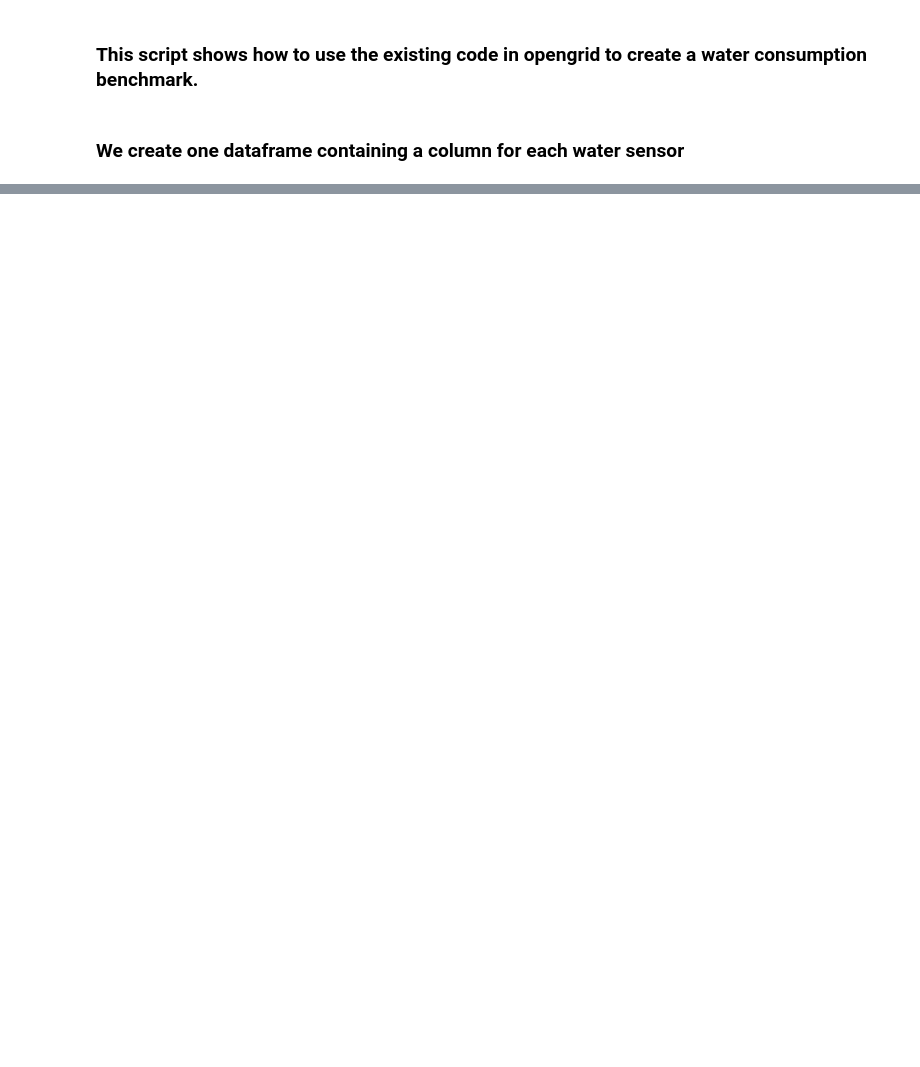
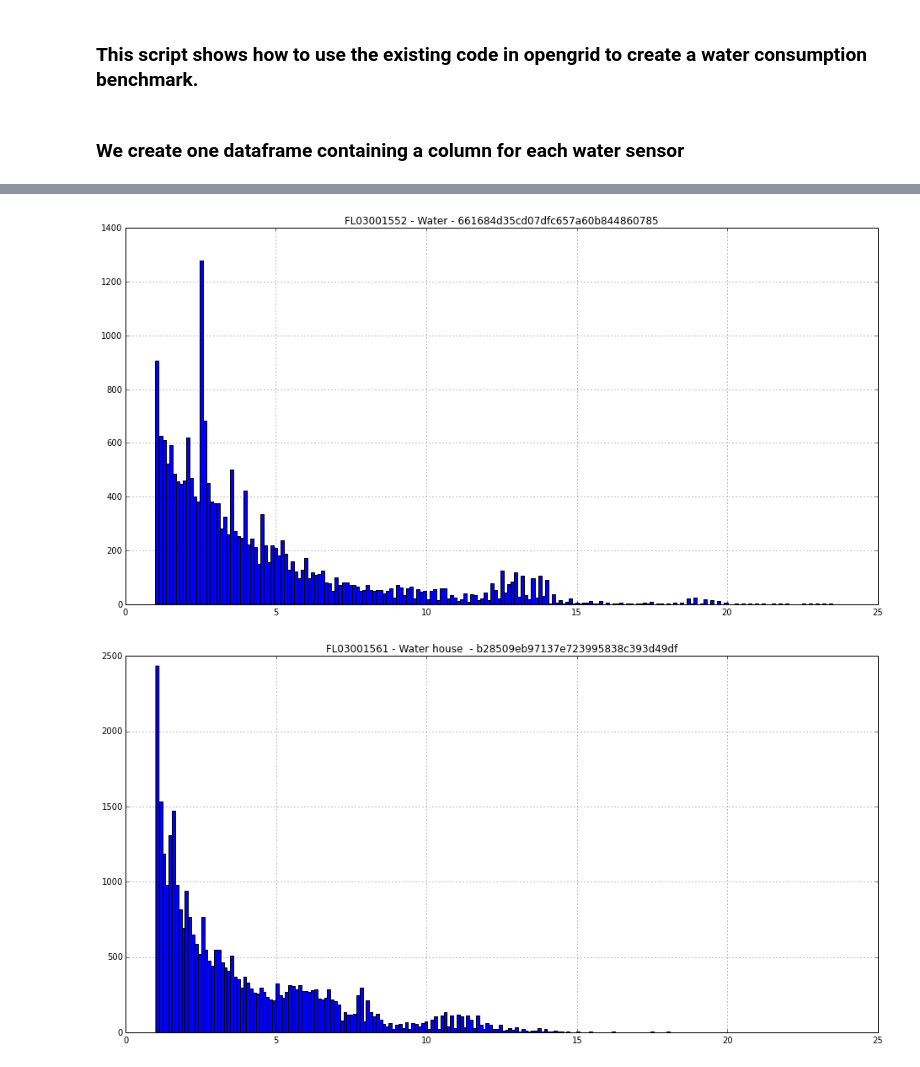
Before and after one commit to opengridcc/opengrid-dev, a Jupyter notebook: notebooks/Benchmark_daily_water_consumption.ipynb, the cells around one changed output, grey strips where cells are left out. Saved outputs shown, nothing was run; the diff lists cells and outputs as text; code cells hidden in the pictures; blank space fills up the shorter version.

```diff
--- a/notebooks/Benchmark_daily_water_consumption.ipynb
+++ b/notebooks/Benchmark_daily_water_consumption.ipynb
@@ -36,9 +38,6 @@ hp.init_tmpo()
 # %%
 df = hp.get_data(sensortype='water')
 # %%
-#1st derivative
-df = df.diff()
-
 #retain only positive values (sometimes there are meter resets)
 df = df[df > 0]
 # %%
@@ -59,8 +67,11 @@ for sensor in df.columns:
 # %%
 for sensor in df.columns:
     plt.figure()
     ts = df[sensor]
     ts=ts[ts>1]
     ts=ts[ts<30]
     ts.hist(bins=200)
-    plt.title(hp.find_sensor(sensor).device.key + ' - ' + sensor)
+    plt.title(hp.find_sensor(sensor).device.key + ' - ' + hp.find_sensor(sensor).description + ' - ' + sensor)
+# %% [output]
+[figure, added]
+[figure, added]
```
Also changed, not shown: parts of 4 cells of this notebook, 5 other files.
